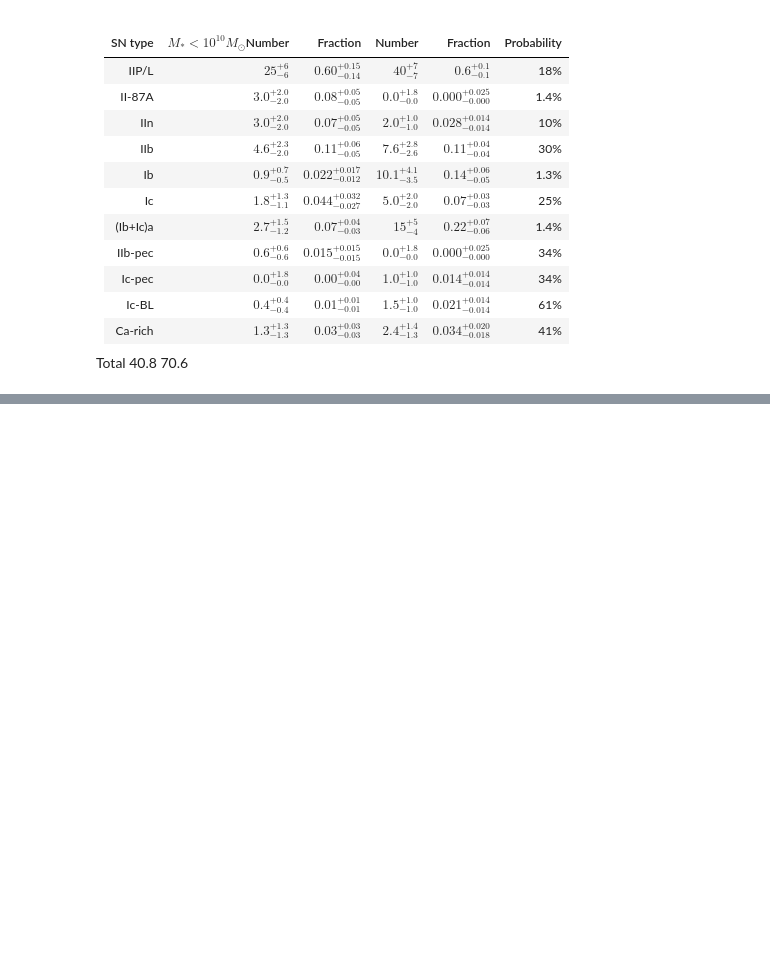
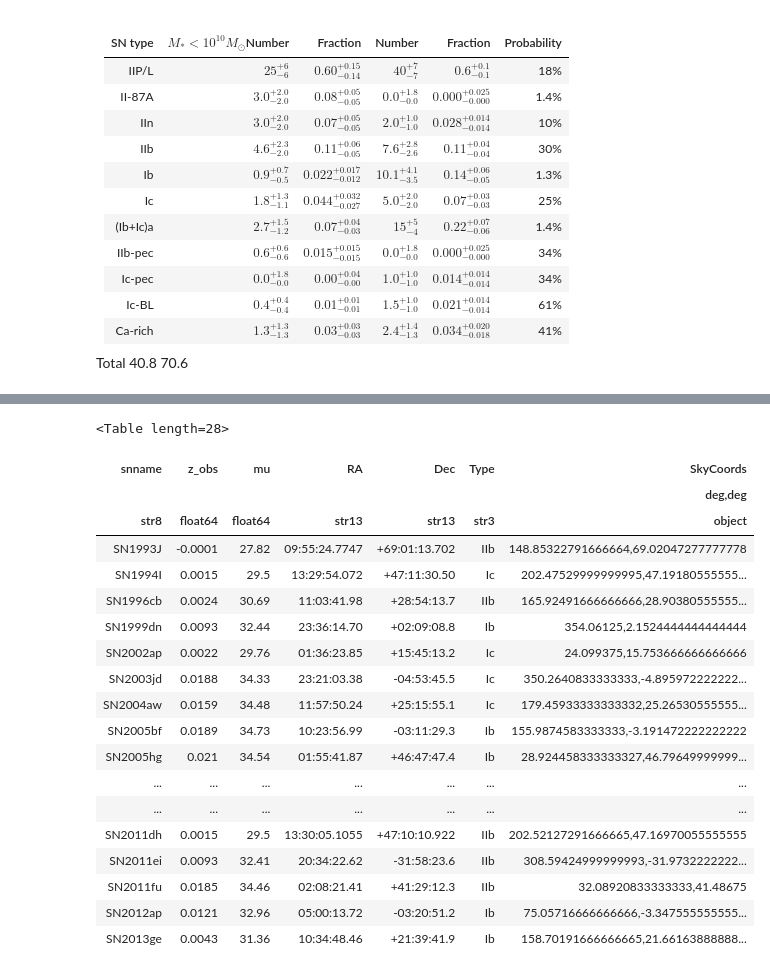
Before and after one commit to RobFirth/LSST_tools, a Jupyter notebook: lsst_tools/sims/notebooks/simulate_SDSS_SNe.ipynb, the cells around one changed output, grey strips where cells are left out. Saved outputs shown, nothing was run; the diff lists cells and outputs as text; code cells hidden in the pictures; blank space fills up the shorter version.

```diff
--- a/lsst_tools/sims/notebooks/simulate_SDSS_SNe.ipynb
+++ b/lsst_tools/sims/notebooks/simulate_SDSS_SNe.ipynb
@@ -24,0 +46,25 @@ def choose_subtype():
+# %%
+info = pcc.InfoClass()
+info.load()
+info.table
+# %% [output]
+<Table length=28>
+| snname | z_obs | mu | RA | Dec | Type | SkyCoords |
+|  |  |  |  |  |  | deg,deg |
+| str8 | float64 | float64 | str13 | str13 | str3 | object |
+| SN1993J | -0.0001 | 27.82 | 09:55:24.7747 | +69:01:13.702 | IIb | 148.85322791666664,69.02047277777778 |
+| SN1994I | 0.0015 | 29.5 | 13:29:54.072 | +47:11:30.50 | Ic | 202.47529999999995,47.19180555555... |
+| SN1996cb | 0.0024 | 30.69 | 11:03:41.98 | +28:54:13.7 | IIb | 165.92491666666666,28.90380555555... |
+| SN1999dn | 0.0093 | 32.44 | 23:36:14.70 | +02:09:08.8 | Ib | 354.06125,2.1524444444444444 |
+| SN2002ap | 0.0022 | 29.76 | 01:36:23.85 | +15:45:13.2 | Ic | 24.099375,15.753666666666666 |
+| SN2003jd | 0.0188 | 34.33 | 23:21:03.38 | -04:53:45.5 | Ic | 350.2640833333333,-4.895972222222... |
+| SN2004aw | 0.0159 | 34.48 | 11:57:50.24 | +25:15:55.1 | Ic | 179.45933333333332,25.26530555555... |
+| SN2005bf | 0.0189 | 34.73 | 10:23:56.99 | -03:11:29.3 | Ib | 155.9874583333333,-3.191472222222222 |
+| SN2005hg | 0.021 | 34.54 | 01:55:41.87 | +46:47:47.4 | Ib | 28.924458333333327,46.79649999999... |
+| ... | ... | ... | ... | ... | ... | ... |
+| ... | ... | ... | ... | ... | ... | ... |
+| SN2011dh | 0.0015 | 29.5 | 13:30:05.1055 | +47:10:10.922 | IIb | 202.52127291666665,47.16970055555555 |
+| SN2011ei | 0.0093 | 32.41 | 20:34:22.62 | -31:58:23.6 | IIb | 308.59424999999993,-31.9732222222... |
+| SN2011fu | 0.0185 | 34.46 | 02:08:21.41 | +41:29:12.3 | IIb | 32.08920833333333,41.48675 |
+| SN2012ap | 0.0121 | 32.96 | 05:00:13.72 | -03:20:51.2 | Ib | 75.05716666666666,-3.347555555555... |
+| SN2013ge | 0.0043 | 31.36 | 10:34:48.46 | +21:39:41.9 | Ib | 158.70191666666665,21.66163888888... |
```
Also changed, not shown: parts of 15 cells of this notebook, 2 other files.
